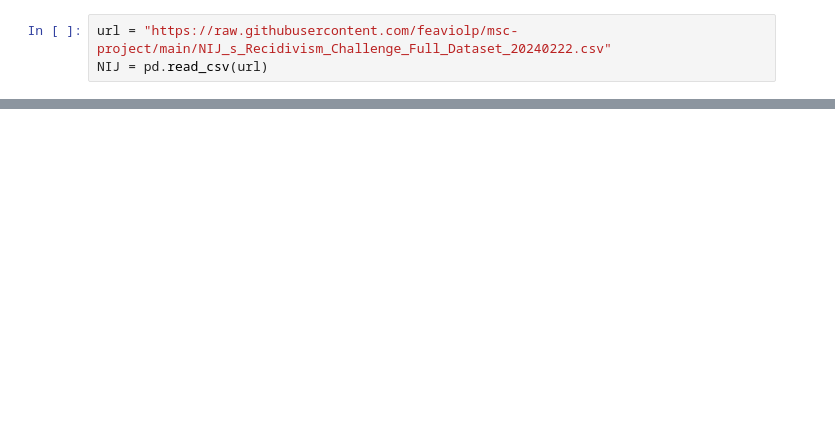
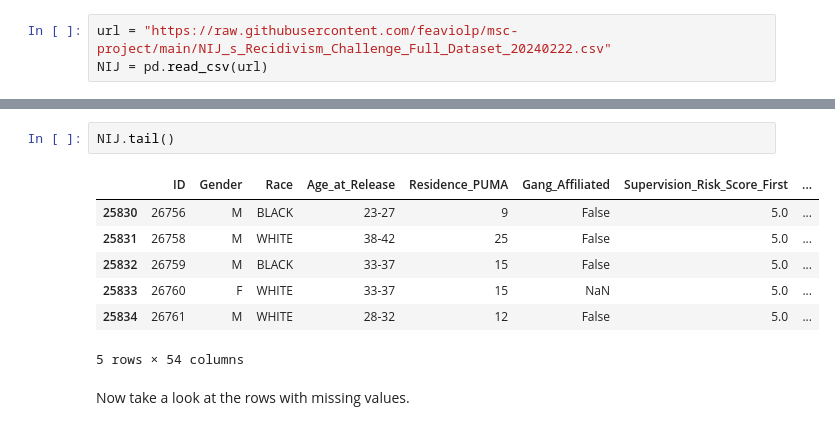
Before and after one commit to feaviolp/msc-project, a Jupyter notebook: NIJ EDA.ipynb, the cells around one changed output, grey strips where cells are left out. Drawn from its saved outputs; the diff is of its cells as text; blank space fills up the shorter version.

```diff
--- a/NIJ EDA.ipynb
+++ b/NIJ EDA.ipynb
@@ -32,0 +79,12 @@ NIJ = pd.read_csv(url)
+# %%
+NIJ.tail()
+# %% [output]
+|  | ID | Gender | Race | Age_at_Release | Residence_PUMA | Gang_Affiliated | Supervision_Risk_Score_First | ... |
+| 25830 | 26756 | M | BLACK | 23-27 | 9 | False | 5.0 | ... |
+| 25831 | 26758 | M | WHITE | 38-42 | 25 | False | 5.0 | ... |
+| 25832 | 26759 | M | BLACK | 33-37 | 15 | False | 5.0 | ... |
+| 25833 | 26760 | F | WHITE | 33-37 | 15 | NaN | 5.0 | ... |
+| 25834 | 26761 | M | WHITE | 28-32 | 12 | False | 5.0 | ... |
+5 rows × 54 columns
+# %% [markdown]
+Now take a look at the rows with missing values.
```
Also changed, not shown: parts of 12 cells of this notebook.
